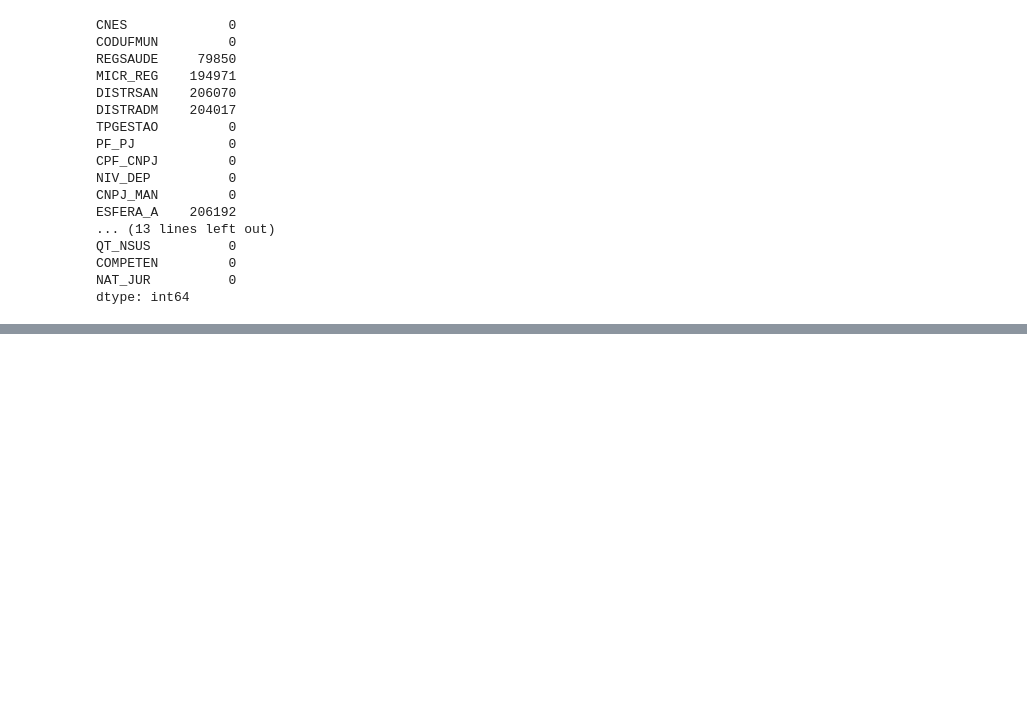
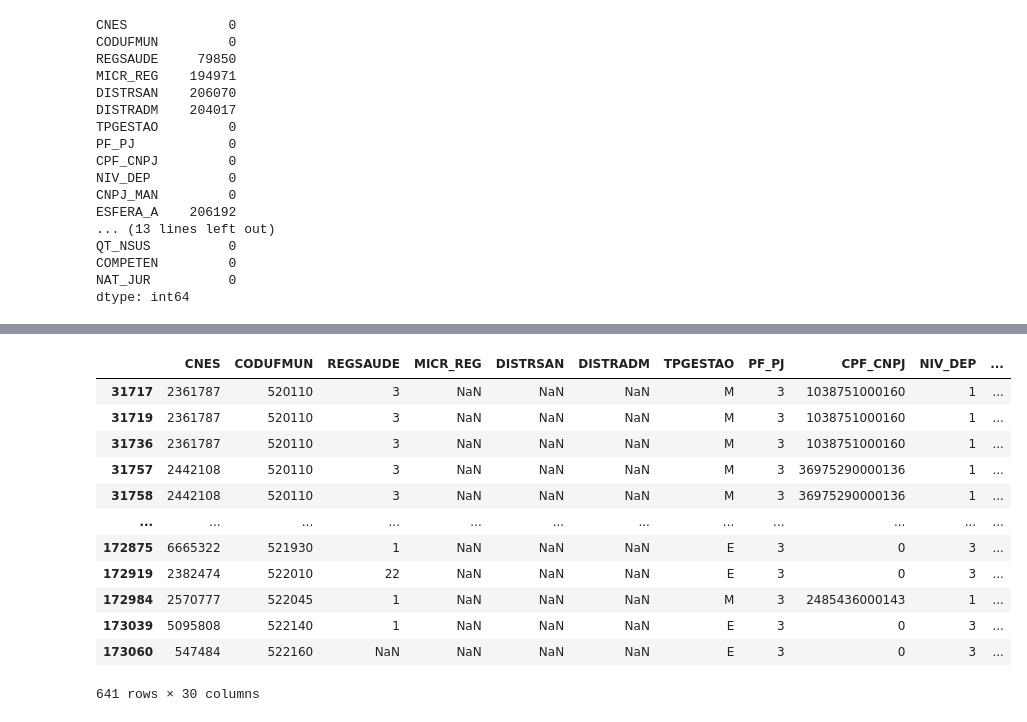
Before and after one commit to brunoconterato/go-capacidade-hospitalar, a Jupyter notebook: eda.ipynb, the cells around one changed output, grey strips where cells are left out. Saved outputs shown, nothing was run; the diff lists cells and outputs as text; code cells hidden in the pictures; blank space fills up the shorter version.

```diff
--- a/eda.ipynb
+++ b/eda.ipynb
@@ -1,6 +1,10 @@
 # %%
 import pandas as pd
 from pathlib import Path
+import datetime
+import plotly.express as px
+
+pd.set_option('display.max_columns', None)
 # %%
 DATA_PATH = Path('./data/data_original_2017_to_2022.csv')
 data = pd.read_csv(DATA_PATH, index_col="Unnamed: 0")
@@ -64,0 +85,5 @@ dtype: int64
+# %%
+data["COMPETEN"] = data["COMPETEN"].astype(str)
+data["ANO"] = data["COMPETEN"].apply(lambda x: x[:4])
+data["MES"] = data["COMPETEN"].apply(lambda x: x[4:])
+data
@@ -64,0 +104,12 @@ dtype: int64
+# %%
+CODIGOS_UTI = [74, 75, 76, 77, 78, 80, 81, 82, 83, 85, 86]
+CODIGOS_UTI_COVID = [75, 78, 81]
+MAP_TIPOS_LEITO = {
+    "CIRURGICO": 1,
+    "CLINICO": 2,
+    "COMPLEMENTARES": 3,    # UTIS e Unidades Intermediárias estão aqui
+    "OBSTETRICO": 4,
+    "PEDIATRICO": 5,
+    "OUTRAS ESPECIALIDADES": 6,
+    "HOSPITAL DIA": 7,
+}
@@ -64,0 +143,17 @@ dtype: int64
+# %%
+december_data_UTI = data[(data["MES"] == "12") & (data["CODLEITO"].isin(CODIGOS_UTI))]
+december_data_UTI
+# %% [output]
+|  | CNES | CODUFMUN | REGSAUDE | MICR_REG | DISTRSAN | DISTRADM | TPGESTAO | PF_PJ | CPF_CNPJ | NIV_DEP | ... |
+| 31717 | 2361787 | 520110 | 3 | NaN | NaN | NaN | M | 3 | 1038751000160 | 1 | ... |
+| 31719 | 2361787 | 520110 | 3 | NaN | NaN | NaN | M | 3 | 1038751000160 | 1 | ... |
+| 31736 | 2361787 | 520110 | 3 | NaN | NaN | NaN | M | 3 | 1038751000160 | 1 | ... |
+| 31757 | 2442108 | 520110 | 3 | NaN | NaN | NaN | M | 3 | 36975290000136 | 1 | ... |
+| 31758 | 2442108 | 520110 | 3 | NaN | NaN | NaN | M | 3 | 36975290000136 | 1 | ... |
+| ... | ... | ... | ... | ... | ... | ... | ... | ... | ... | ... | ... |
+| 172875 | 6665322 | 521930 | 1 | NaN | NaN | NaN | E | 3 | 0 | 3 | ... |
+| 172919 | 2382474 | 522010 | 22 | NaN | NaN | NaN | E | 3 | 0 | 3 | ... |
+| 172984 | 2570777 | 522045 | 1 | NaN | NaN | NaN | M | 3 | 2485436000143 | 1 | ... |
+| 173039 | 5095808 | 522140 | 1 | NaN | NaN | NaN | E | 3 | 0 | 3 | ... |
+| 173060 | 547484 | 522160 | NaN | NaN | NaN | NaN | E | 3 | 0 | 3 | ... |
+641 rows × 30 columns
```
Also changed, not shown: parts of 10 cells of this notebook.
